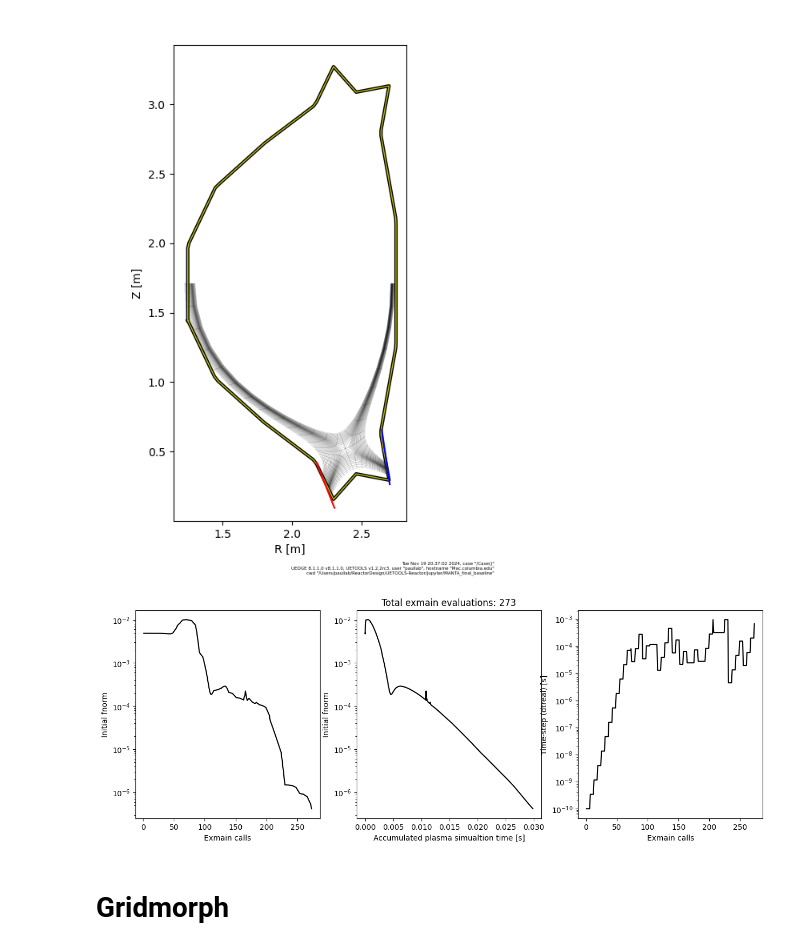
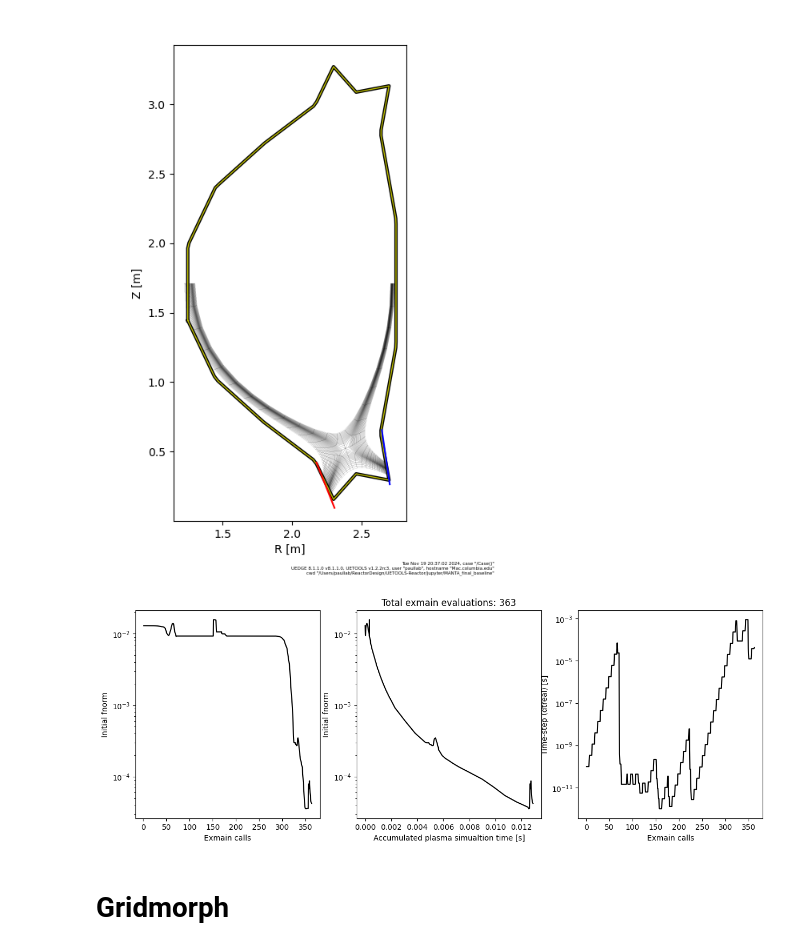
Before and after one commit to KasaiYuki/UETOOLS-Reactor, a Jupyter notebook: jupyter/MANTA_final_baseline/grid_functions.ipynb, the cells around one changed output. Saved outputs shown, nothing was run; the diff lists cells and outputs as text; code cells hidden in the pictures.

```diff
--- a/jupyter/MANTA_final_baseline/grid_functions.ipynb
+++ b/jupyter/MANTA_final_baseline/grid_functions.ipynb
@@ -41,9 +41,9 @@ fnrm without preconditioning: 5.57e+09
 [figure]
 # %%
 c = Case()
-c.solver.convergenceanalysis('reconverged_v12_p3.93_n2.38_imp3e2_d0.05_ke0.06_ki0.081_last_ii2.hdf5');
+c.solver.convergenceanalysis('reconverged_v12_p3.93_n2.38_imp8.5e3_dp0.06_kep0.06_kip0.06_last_ii2.hdf5');
 # %% [output]
-[figure, old version]
+[figure, new version]
 # %% [markdown]
 # Gridmorph
 # %%
```
Also changed, not shown: 25 other files.
